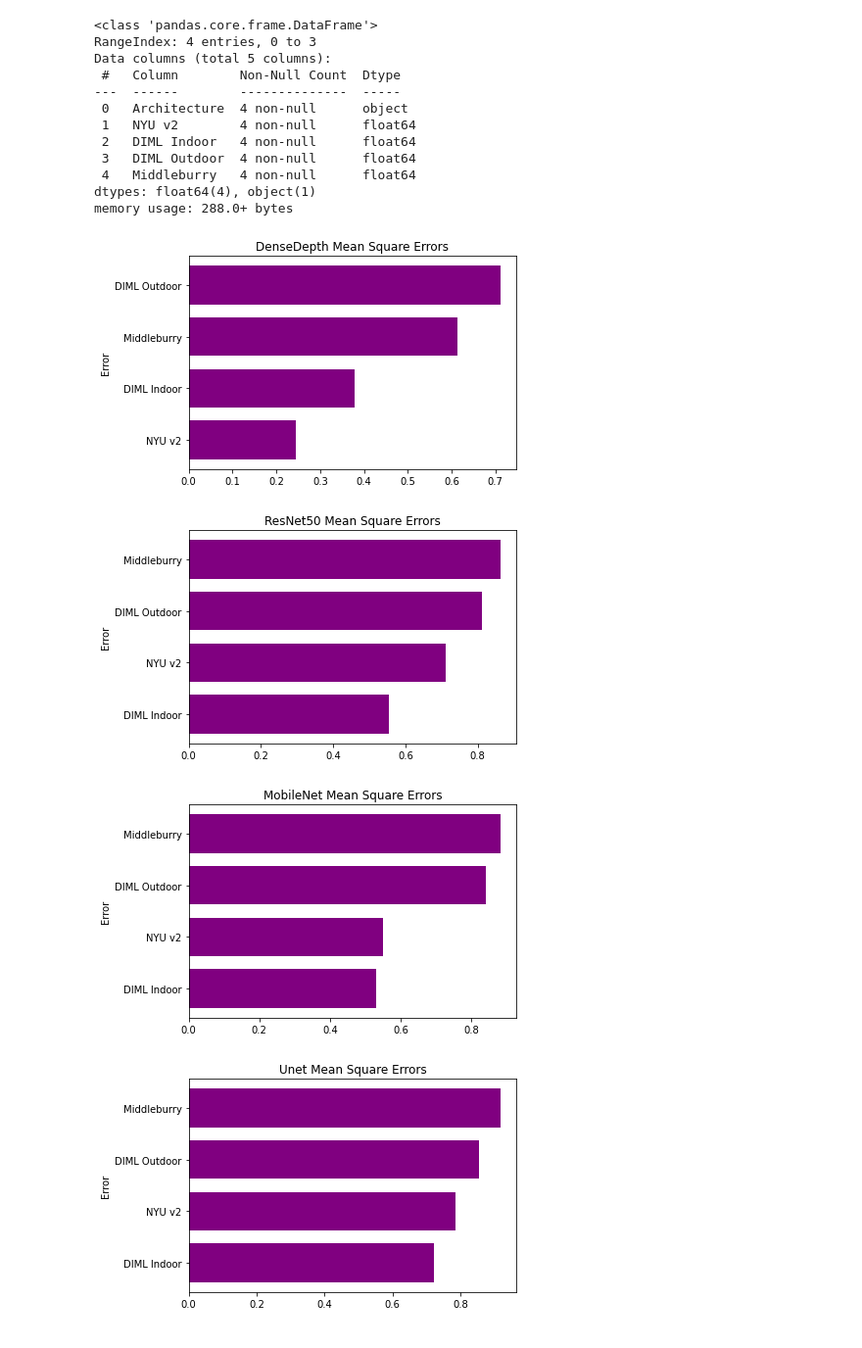
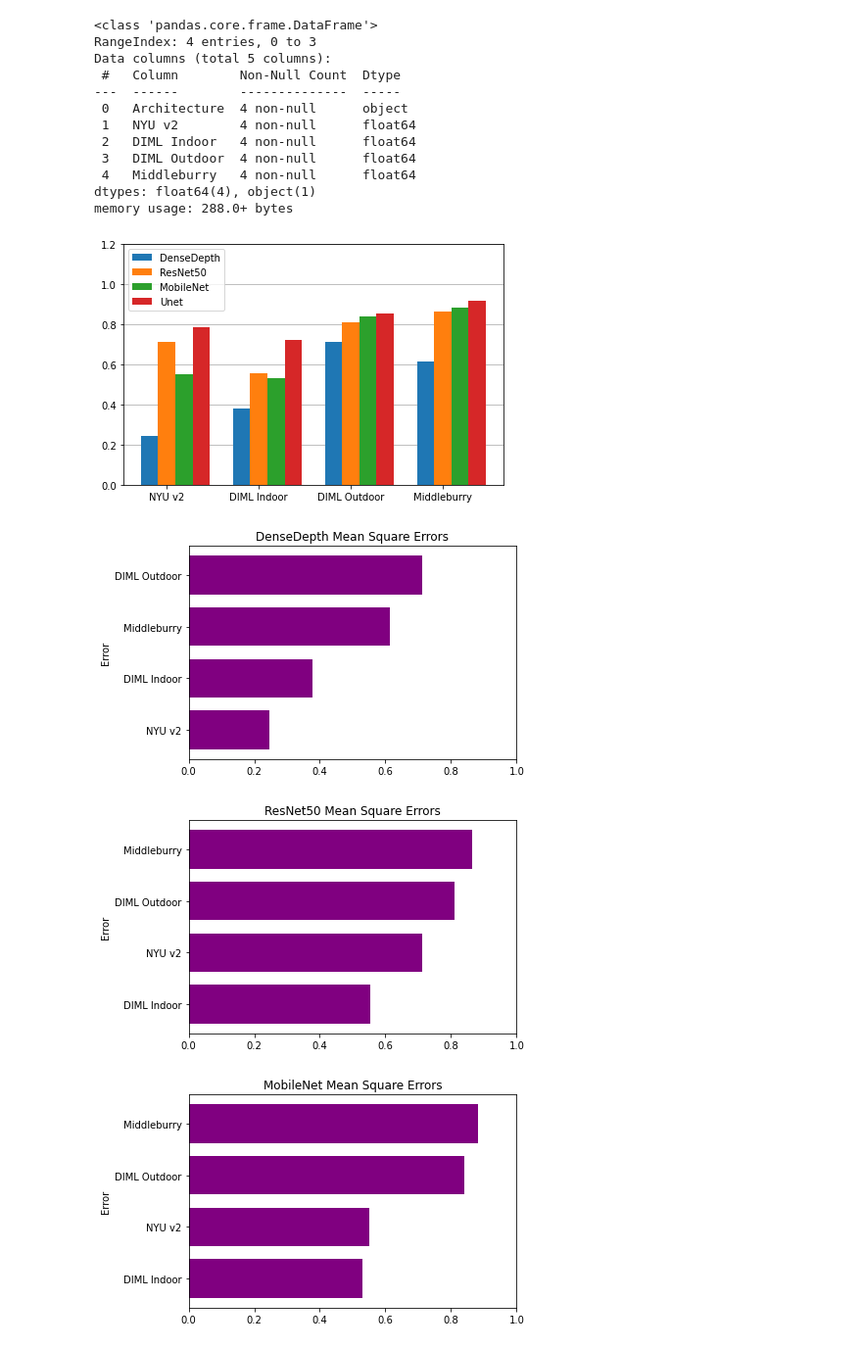
Before and after one commit to CSCCNY/final-project-monodepth-ccny, a Jupyter notebook: Notebooks/plot-metrics.ipynb, the cells around one changed output. Shown: that part at 98% size. Cells and saved outputs as stored; diff of their text form; code cells hidden in the pictures.

```diff
--- a/Notebooks/plot-metrics.ipynb
+++ b/Notebooks/plot-metrics.ipynb
@@ -24,19 +24,43 @@ dtypes: float64(4), object(1)
 memory usage: 288.0+ bytes
 # %%
 # Generate one bar plot for each network architecture
-for _, row in df_metrics.iterrows():
+fig0, ax0 = plt.subplots()
+
+for i, row in df_metrics.iterrows():
 
     arch = row["Architecture"]
-    errors = row[1:].sort_values()
-    plt.ylabel("Error")
-    plt.title(arch + " Mean Square Errors")
-    plt.barh(y=range(len(row) - 1), width=errors.values,
+    errors = row[1:]
+
+    # Grouped bar chart
+    ax0.bar(x=[x - 0.75 / 2 + 0.75 * (i + 1) / 4 for x in range(len(errors))],
+            width=0.75 / 4, height=errors.values, label=arch)
+
+    errors.sort_values(inplace=True)
+
+    # Individual network errors
+    fig1, ax1 = plt.subplots()
+
+    ax1.set_xlim([0, 1])
+    ax1.set_ylabel("Error")
+    ax1.set_title(arch + " Mean Square Errors")
+    ax1.barh(y=range(len(errors)), width=errors.values,
              height=0.75, tick_label=errors.keys(), color="purple")
 
-    plt.savefig("../docs/bar-mse-" + arch.lower() + ".png")
-    plt.show()
+    fig1.savefig("../docs/bar-mse-" + arch.lower() + ".png")
+    fig1.show()
+
+ax0.set_ylim([0, 1.2])
+ax0.set_xticks(range(df_metrics.shape[1] - 1))
+ax0.set_xticklabels(df_metrics.columns[1:])
+ax0.set_axisbelow(True)
+ax0.legend()
+ax0.yaxis.grid()
+
+fig0.tight_layout()
+fig0.savefig("../docs/bar-mse.png")
+fig0.show()
 # %% [output]
-[figure, old version]
+[figure, new version]
-[figure, old version]
+[figure, new version]
-[figure, old version]
+[figure, new version]
-[figure, old version]
+[figure, new version]
```
Also changed, not shown: parts of 1 cell of this notebook, 31 other files.
